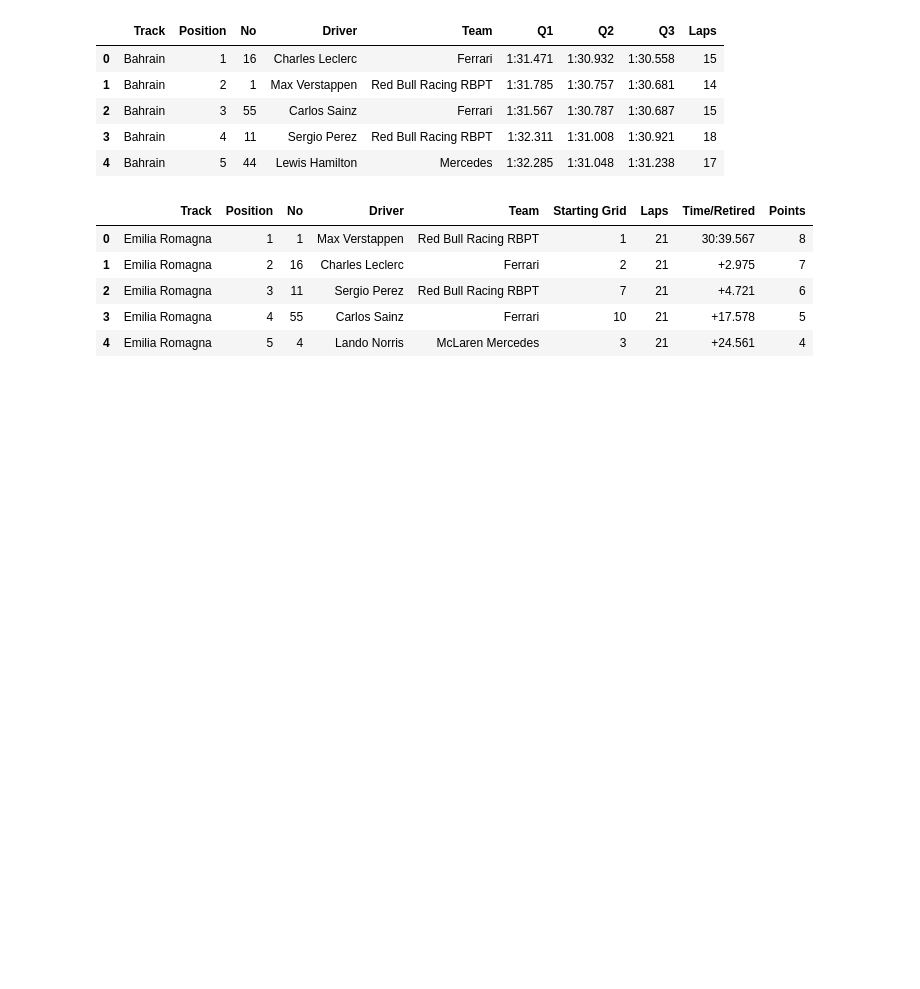
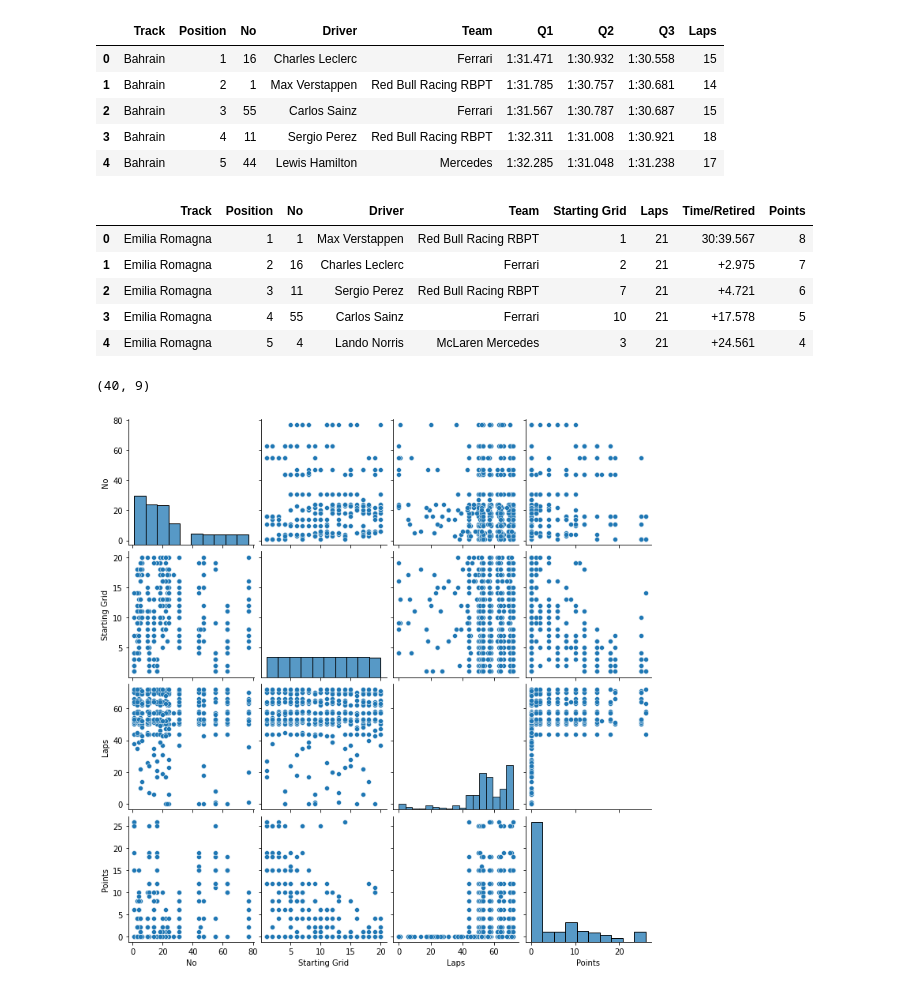
Before and after one commit to JoshuaPark823/F1_Prediction_Model, a Jupyter notebook: Data_Exploration.ipynb, the cells around one changed output. Cells and saved outputs as stored; diff of their text form; code cells hidden in the pictures; blank space fills up the shorter version.

```diff
--- a/Data_Exploration.ipynb
+++ b/Data_Exploration.ipynb
@@ -32,3 +44,14 @@ sprint_results.head()
 | 2 | Emilia Romagna | 3 | 11 | Sergio Perez | Red Bull Racing RBPT | 7 | 21 | +4.721 | 6 |
 | 3 | Emilia Romagna | 4 | 55 | Carlos Sainz | Ferrari | 10 | 21 | +17.578 | 5 |
 | 4 | Emilia Romagna | 5 | 4 | Lando Norris | McLaren Mercedes | 3 | 21 | +24.561 | 4 |
+# %%
+race_results.shape
+quali_results.shape
+sprint_results.shape
+# %% [output]
+(40, 9)
+# %%
+sns.pairplot(race_results)
+plt.show()
+# %% [output]
+[figure, added]
```
Also changed, not shown: parts of 5 cells of this notebook.
